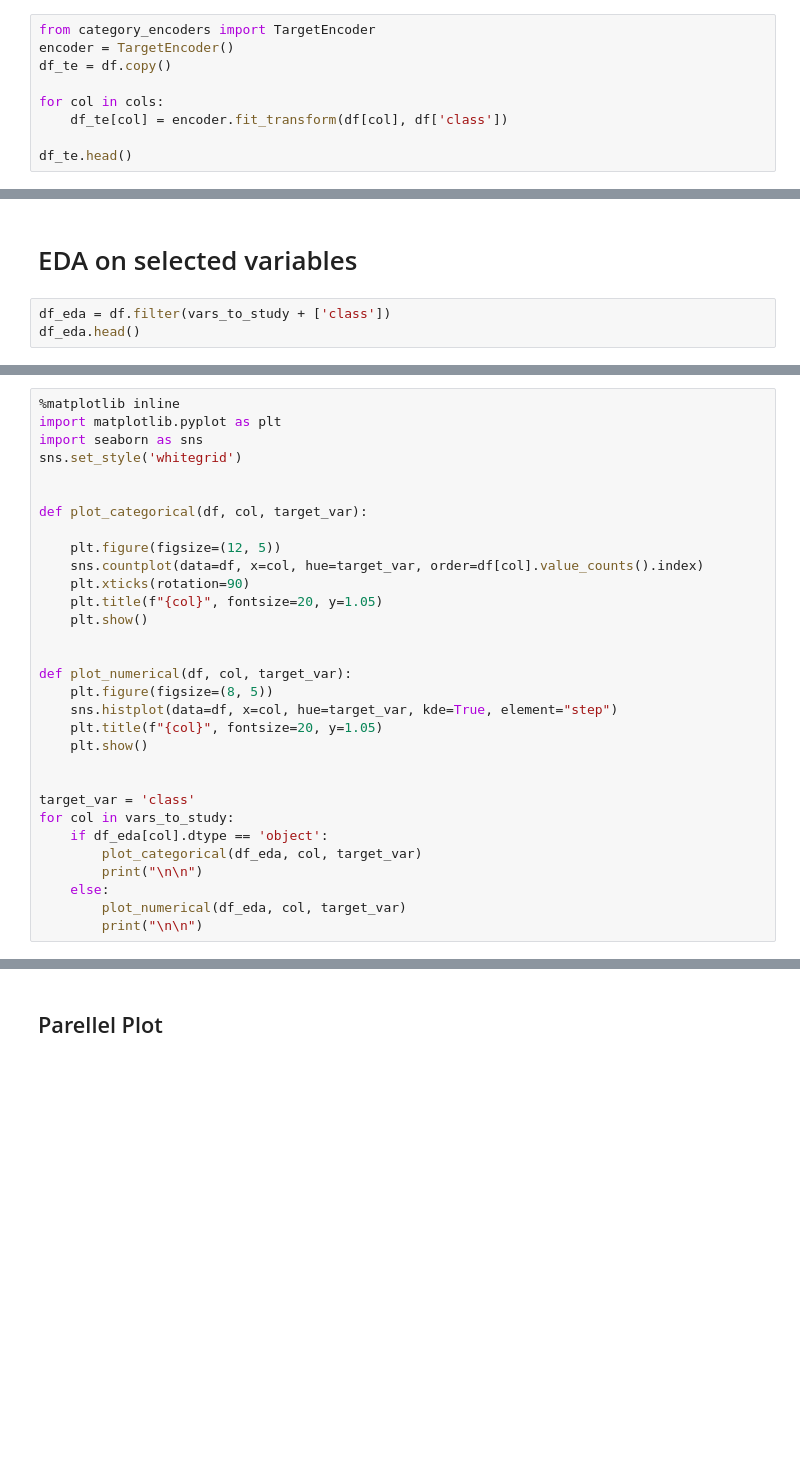
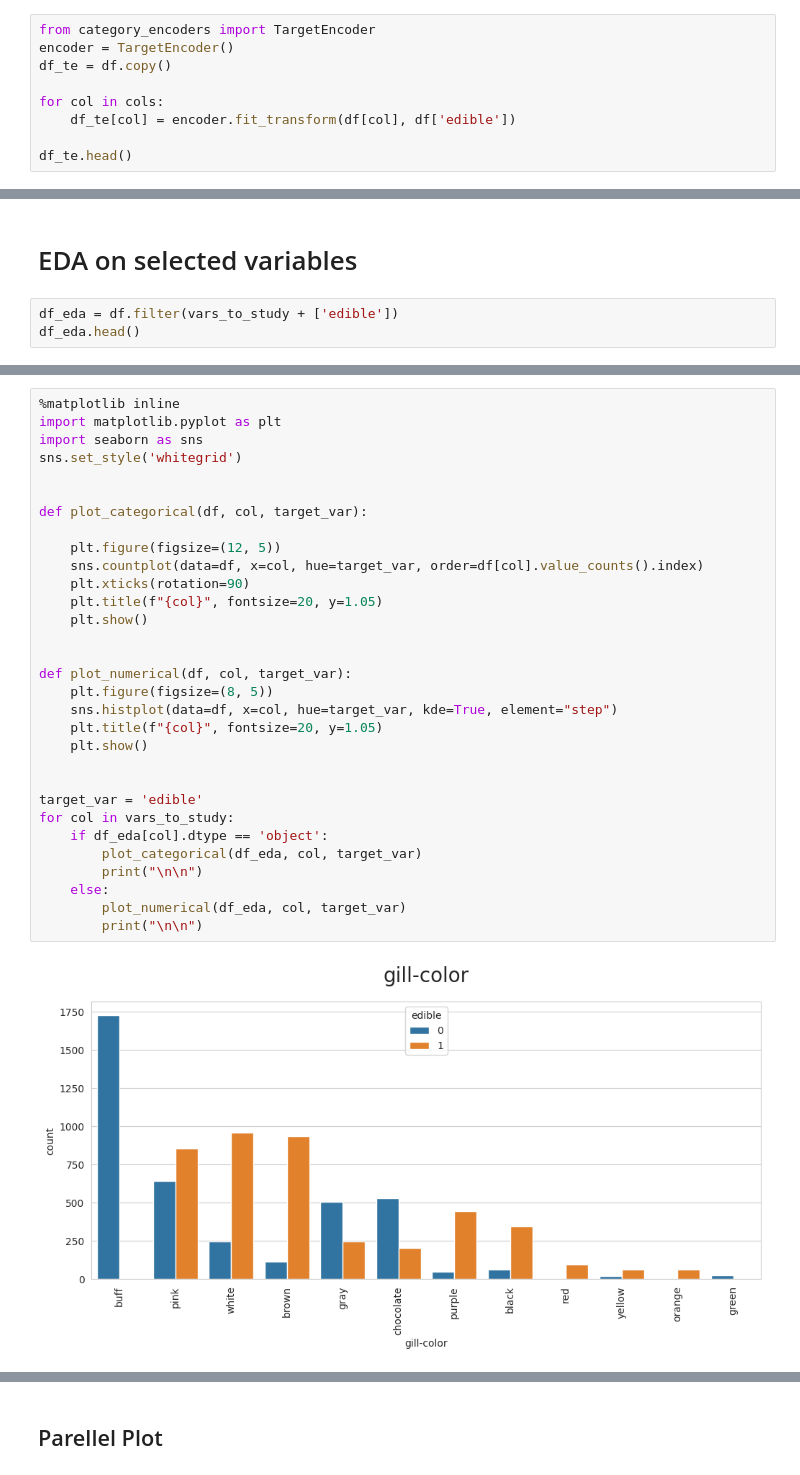
Before and after one commit to ocassidydev/creditcard-churn, a Jupyter notebook: jupyter_notebooks/02 - Mushroom Edibility Study.ipynb, the cells around one changed output, grey strips where cells are left out. Drawn from its saved outputs; the diff is of its cells as text; blank space fills up the shorter version.

Commit message:
Add extra correlation study to mushroom edibility study workbook

```diff
--- a/jupyter_notebooks/02 - Mushroom Edibility Study.ipynb
+++ b/jupyter_notebooks/02 - Mushroom Edibility Study.ipynb
@@ -138,6 +287,6 @@ encoder = TargetEncoder()
 df_te = df.copy()
 
 for col in cols:
-    df_te[col] = encoder.fit_transform(df[col], df['class'])
+    df_te[col] = encoder.fit_transform(df[col], df['edible'])
 
 df_te.head()
@@ -176,5 +369,5 @@ vars_to_study
 # %% [markdown]
 # EDA on selected variables
 # %%
-df_eda = df.filter(vars_to_study + ['class'])
+df_eda = df.filter(vars_to_study + ['edible'])
 df_eda.head()
@@ -185,31 +385,33 @@ Plotting the distributions (categorical) coloured by `class`, recalling that poi
 # %%
 %matplotlib inline
 import matplotlib.pyplot as plt
 import seaborn as sns
 sns.set_style('whitegrid')
 
 
 def plot_categorical(df, col, target_var):
 
     plt.figure(figsize=(12, 5))
     sns.countplot(data=df, x=col, hue=target_var, order=df[col].value_counts().index)
     plt.xticks(rotation=90)
     plt.title(f"{col}", fontsize=20, y=1.05)
     plt.show()
 
 
 def plot_numerical(df, col, target_var):
     plt.figure(figsize=(8, 5))
     sns.histplot(data=df, x=col, hue=target_var, kde=True, element="step")
     plt.title(f"{col}", fontsize=20, y=1.05)
     plt.show()
 
 
-target_var = 'class'
+target_var = 'edible'
 for col in vars_to_study:
     if df_eda[col].dtype == 'object':
         plot_categorical(df_eda, col, target_var)
         print("\n\n")
     else:
         plot_numerical(df_eda, col, target_var)
         print("\n\n")
+# %% [output]
+[figure, added]
```
Also changed, not shown: parts of 42 cells of this notebook, 4 other files.
